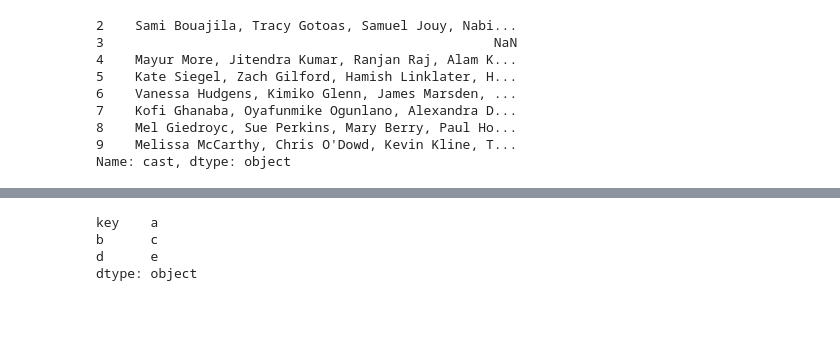
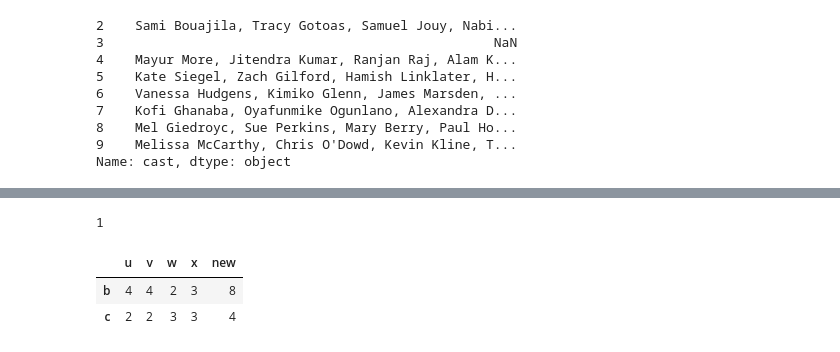
Before and after one commit to simran417/Data-Science, a Jupyter notebook: pandas/lec2.ipynb, the cells around one changed output, grey strips where cells are left out. Drawn from its saved outputs; the diff is of its cells as text; code cells hidden in the pictures; blank space fills up the shorter version.

```diff
--- a/pandas/lec2.ipynb
+++ b/pandas/lec2.ipynb
@@ -120,8 +120,39 @@ pd.Series(l)
 d={"key":"a","b":"c","d":"e"}
 pd.DataFrame(d,index=['key','b','d'])
 pd.Series(d)
+
+# np array to series:
+pd.Series(np.array([1,2,3,4]))
+
+# to change indexes:
+a=pd.Series(np.array([1,2,3,4]),index=['a','b','c','d'])
+
+# to access the data:
+a['c']
+
+# using iloc:
+a.iloc[2]
+
+# using loc:
+a.loc['a']
 # %% [output]
-key    a
-b      c
-d      e
-dtype: object
+1
+# %%
+# using random function:
+df=pd.DataFrame(np.random.randint(2,5,(3,4)),index=['a','b','c'],columns=['u','v','w','x'])
+
+# to find specified data:
+df.loc[['b','c'],['v','w']]
+# if we want to use iloc then we use default index(1,2,3)
+df['new']=df['u'] + df['v']
+df
+
+# to delete a column:
+df.drop('u',axis=1) #by default axis is 0
+# if we want to delete actually we use inplace attribute and set its value is true
+# if we want to delete a row:
+df.drop('a')
+# %% [output]
+|  | u | v | w | x | new |
+| b | 4 | 4 | 2 | 3 | 8 |
+| c | 2 | 2 | 3 | 3 | 4 |
```
